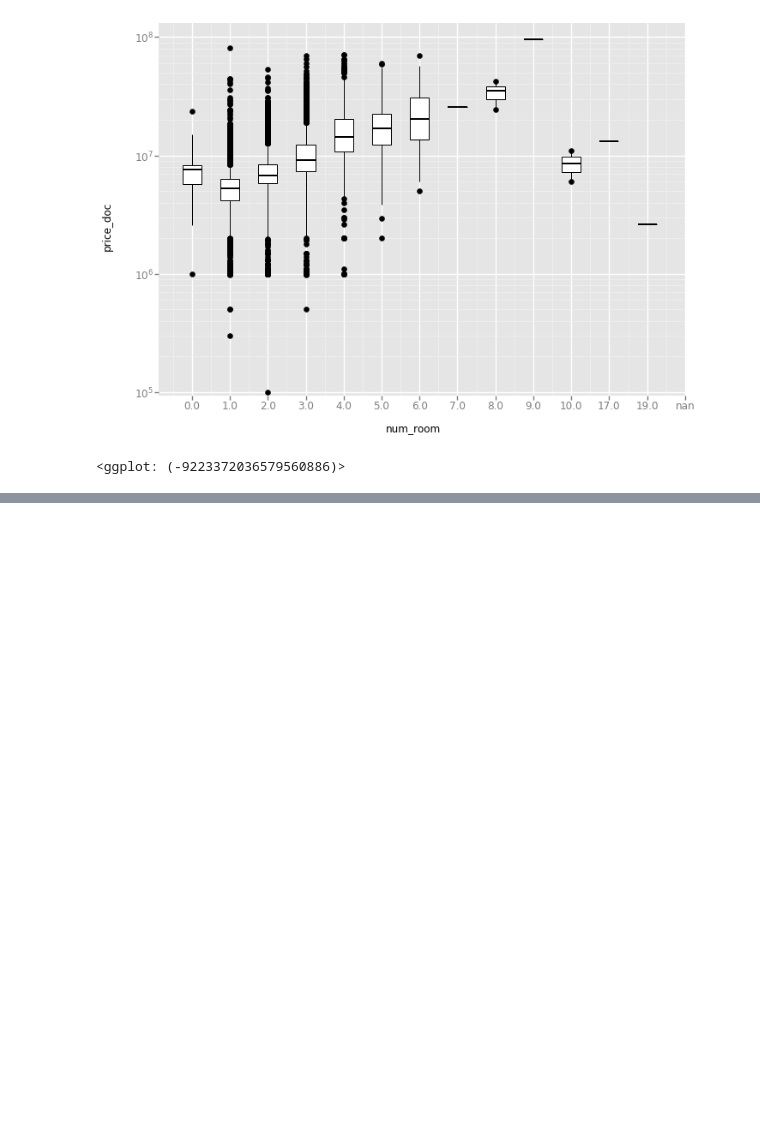
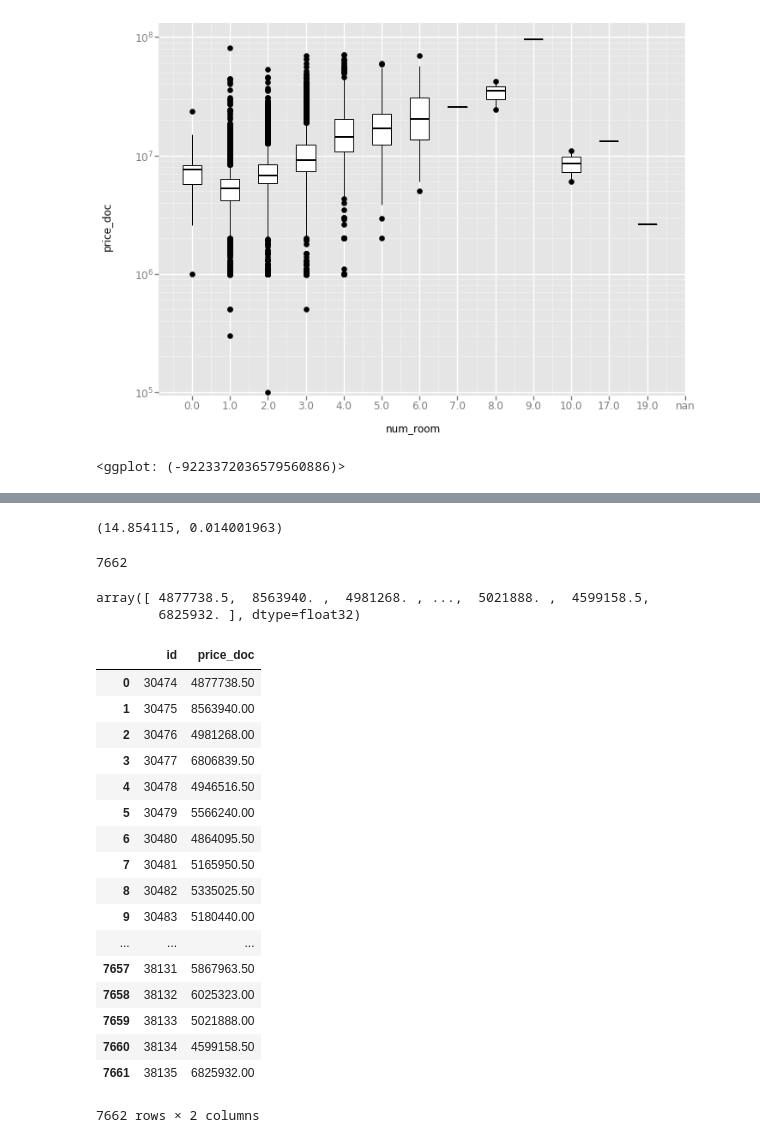
Before and after one commit to szalmaf/Kaggle_Sberbank_Russian_Housing_Market, a Jupyter notebook: data_transformation.ipynb, the cells around one changed output, grey strips where cells are left out. Drawn from its saved outputs; the diff is of its cells as text; code cells hidden in the pictures; blank space fills up the shorter version.

Commit message:
submit simple linear regression result to Kaggle

```diff
--- a/data_transformation.ipynb
+++ b/data_transformation.ipynb
@@ -122,0 +222,4 @@ gg.ggplot(gg.aes(x="num_room", y = "price_doc"), data=data) + gg.geom_boxplot()
+# %%
+model = simple_linear_regression_model()
+# %%
+model.fit(X, Ylog, batch_size=64, nb_epoch=80)
@@ -122,0 +247,41 @@ gg.ggplot(gg.aes(x="num_room", y = "price_doc"), data=data) + gg.geom_boxplot()
+# %%
+a,b
+# %% [output]
+(14.854115, 0.014001963)
+# %%
+predLog = model.predict(X_test)
+# %%
+pred = np.exp(predLog)
+# %%
+pred.size
+# %% [output]
+7662
+# %%
+pred.flatten()
+# %% [output]
+array([ 4877738.5,  8563940. ,  4981268. , ...,  5021888. ,  4599158.5,
+        6825932. ], dtype=float32)
+# %%
+submit = pd.DataFrame()
+submit['id'] = test_data["id"][:7662]
+submit['price_doc'] = pred.flatten()
+submit
+# %% [output]
+|  | id | price_doc |
+| 0 | 30474 | 4877738.50 |
+| 1 | 30475 | 8563940.00 |
+| 2 | 30476 | 4981268.00 |
+| 3 | 30477 | 6806839.50 |
+| 4 | 30478 | 4946516.50 |
+| 5 | 30479 | 5566240.00 |
+| 6 | 30480 | 4864095.50 |
+| 7 | 30481 | 5165950.50 |
+| 8 | 30482 | 5335025.50 |
+| 9 | 30483 | 5180440.00 |
+| ... | ... | ... |
+| 7657 | 38131 | 5867963.50 |
+| 7658 | 38132 | 6025323.00 |
+| 7659 | 38133 | 5021888.00 |
+| 7660 | 38134 | 4599158.50 |
+| 7661 | 38135 | 6825932.00 |
+7662 rows × 2 columns
```
Also changed, not shown: parts of 20 cells of this notebook.
